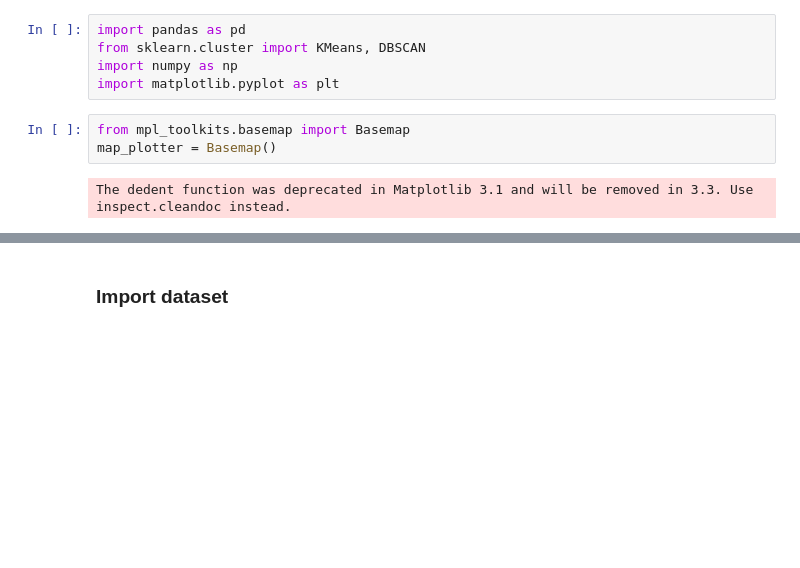
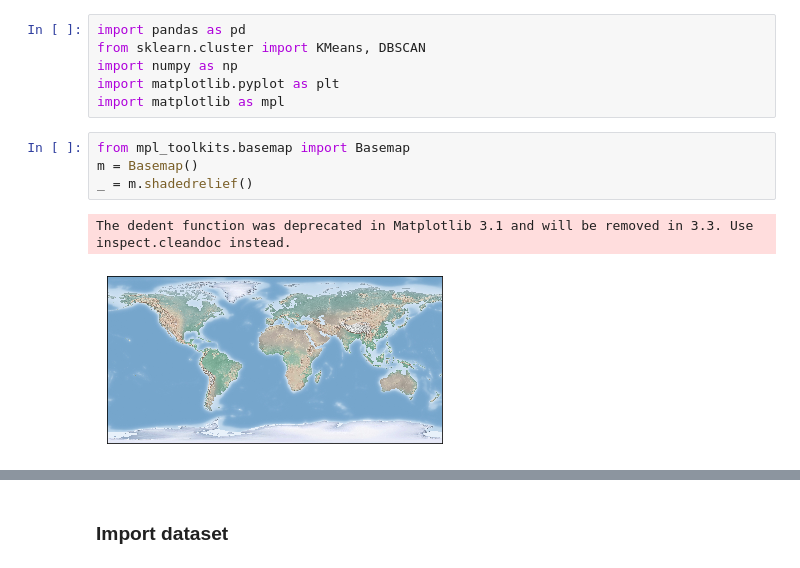
Before and after one commit to jigten/Discovering-Disease-Outbreaks-from-News, a Jupyter notebook: Clustering headlines based on location.ipynb, the cells around one changed output, grey strips where cells are left out. Cells and saved outputs as stored; diff of their text form; blank space fills up the shorter version.

```diff
--- a/Clustering headlines based on location.ipynb
+++ b/Clustering headlines based on location.ipynb
@@ -3,8 +3,11 @@ import pandas as pd
 from sklearn.cluster import KMeans, DBSCAN
 import numpy as np
 import matplotlib.pyplot as plt
+import matplotlib as mpl
 # %%
 from mpl_toolkits.basemap import Basemap
-map_plotter = Basemap()
+m = Basemap()
+_ = m.shadedrelief()
 # %% [output]
 The dedent function was deprecated in Matplotlib 3.1 and will be removed in 3.3. Use inspect.cleandoc instead.
+[figure, added]
```
Also changed, not shown: parts of 11 cells of this notebook, 1 other file.
